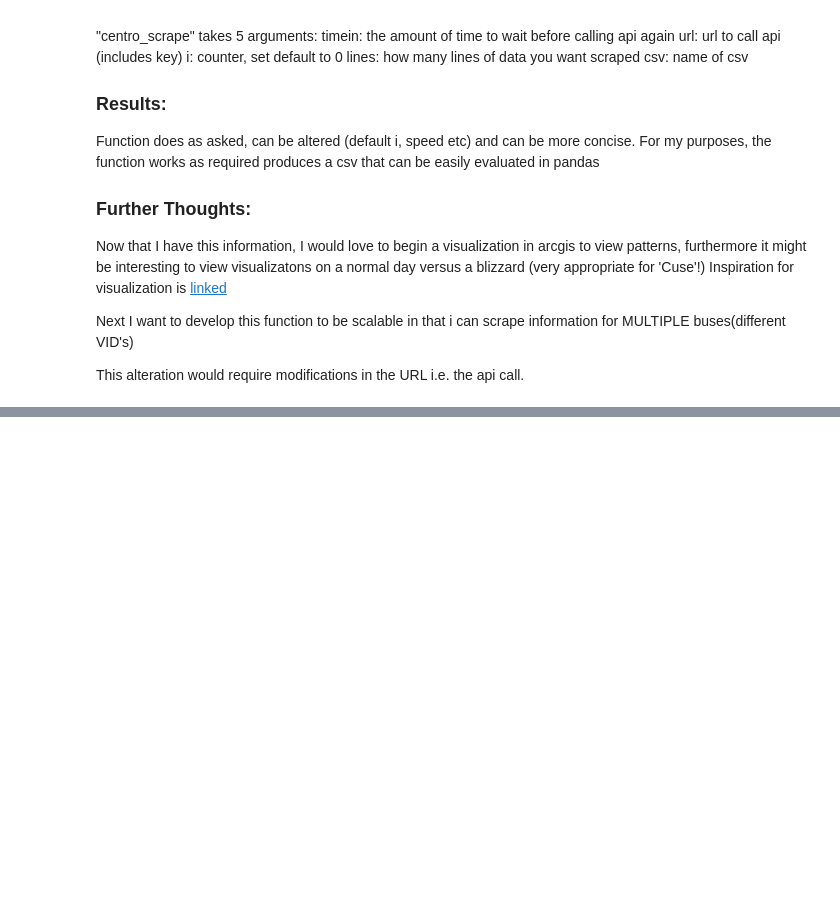
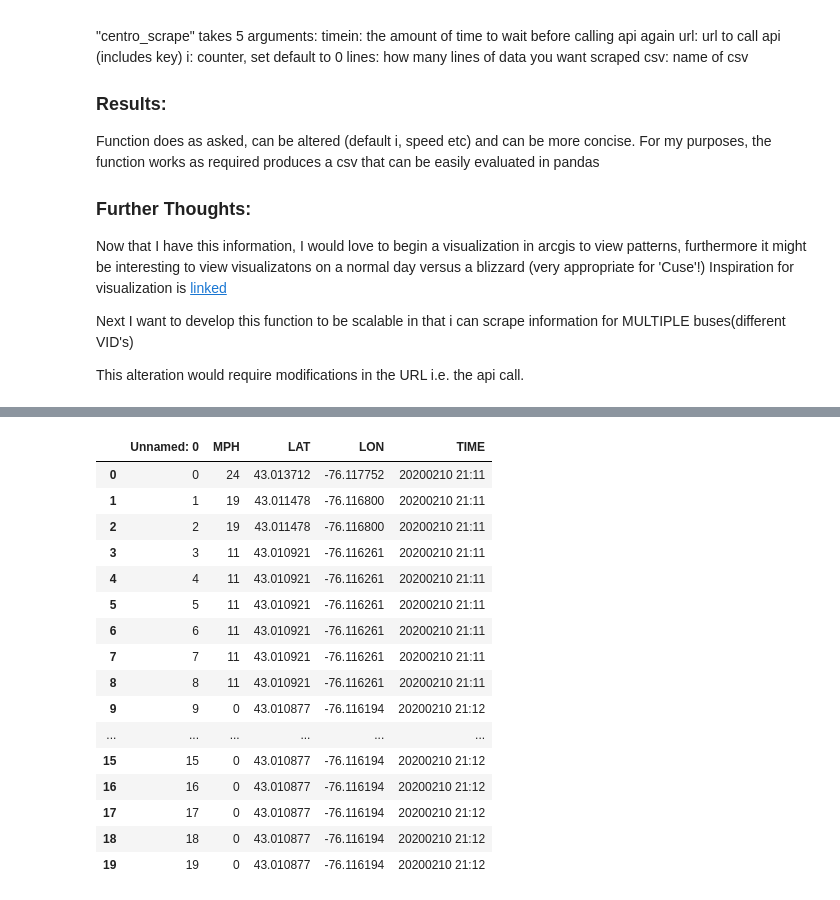
Before and after one commit to mrgonzal-SU/Visualizations, a Jupyter notebook: Centro_Scrapes.ipynb, the cells around one changed output, grey strips where cells are left out. Cells and saved outputs as stored; diff of their text form; code cells hidden in the pictures; blank space fills up the shorter version.

```diff
--- a/Centro_Scrapes.ipynb
+++ b/Centro_Scrapes.ipynb
@@ -110,0 +120,5 @@ df = pd.read_csv('t6.csv')
+# %%
+import pandas as pd
+
+df = pd.read_csv('try_me.csv')
+df['TIME']
@@ -110,0 +143,23 @@ df = pd.read_csv('t6.csv')
+# %%
+
+df.to_csv('use_me.csv')
+
+newp = pd.read_csv('use_me.csv')
+# %% [output]
+|  | Unnamed: 0 | MPH | LAT | LON | TIME |
+| 0 | 0 | 24 | 43.013712 | -76.117752 | 20200210 21:11 |
+| 1 | 1 | 19 | 43.011478 | -76.116800 | 20200210 21:11 |
+| 2 | 2 | 19 | 43.011478 | -76.116800 | 20200210 21:11 |
+| 3 | 3 | 11 | 43.010921 | -76.116261 | 20200210 21:11 |
+| 4 | 4 | 11 | 43.010921 | -76.116261 | 20200210 21:11 |
+| 5 | 5 | 11 | 43.010921 | -76.116261 | 20200210 21:11 |
+| 6 | 6 | 11 | 43.010921 | -76.116261 | 20200210 21:11 |
+| 7 | 7 | 11 | 43.010921 | -76.116261 | 20200210 21:11 |
+| 8 | 8 | 11 | 43.010921 | -76.116261 | 20200210 21:11 |
+| 9 | 9 | 0 | 43.010877 | -76.116194 | 20200210 21:12 |
+| ... | ... | ... | ... | ... | ... |
+| 15 | 15 | 0 | 43.010877 | -76.116194 | 20200210 21:12 |
+| 16 | 16 | 0 | 43.010877 | -76.116194 | 20200210 21:12 |
+| 17 | 17 | 0 | 43.010877 | -76.116194 | 20200210 21:12 |
+| 18 | 18 | 0 | 43.010877 | -76.116194 | 20200210 21:12 |
+| 19 | 19 | 0 | 43.010877 | -76.116194 | 20200210 21:12 |
```
Also changed, not shown: parts of 14 cells of this notebook, 15 other files.
